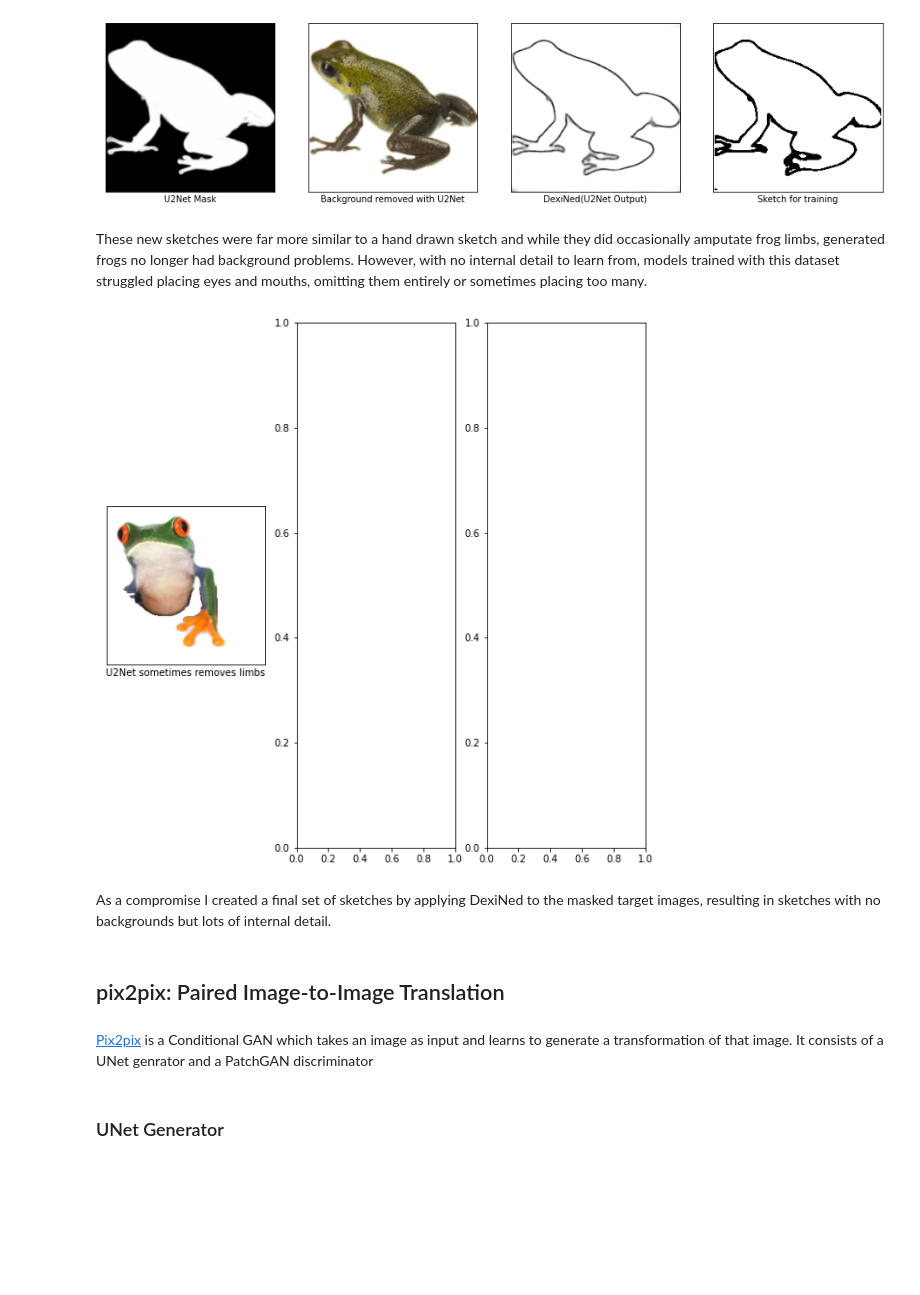
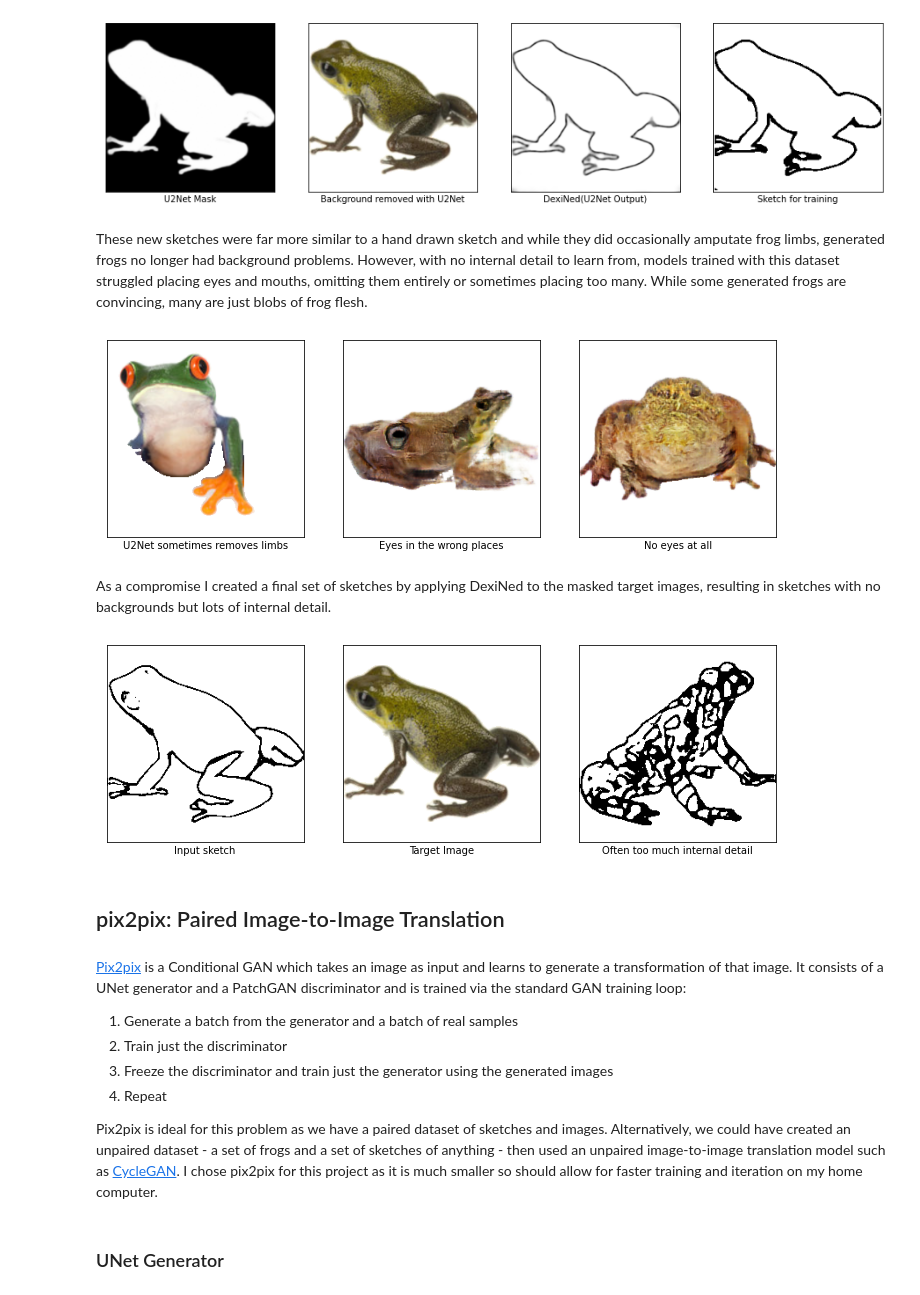
Before and after one commit to yleneb/sketch2frog, a Jupyter notebook: sketch2frog/reports/Report.ipynb, the cells around one changed output. Cells and saved outputs as stored; diff of their text form; code cells hidden in the pictures; blank space fills up the shorter version.

```diff
--- a/sketch2frog/reports/Report.ipynb
+++ b/sketch2frog/reports/Report.ipynb
@@ -79,12 +76,12 @@ plt.close()
 # %% [output]
 [figure]
 # %% [markdown]
-These new sketches were far more similar to a hand drawn sketch and while they did occasionally amputate frog limbs, generated frogs no longer had background problems. However, with no internal detail to learn from, models trained with this dataset struggled placing eyes and mouths, omitting them entirely or sometimes placing too many.
+These new sketches were far more similar to a hand drawn sketch and while they did occasionally amputate frog limbs, generated frogs no longer had background problems. However, with no internal detail to learn from, models trained with this dataset struggled placing eyes and mouths, omitting them entirely or sometimes placing too many. While some generated frogs are convincing, many are just blobs of frog flesh.
 # %%
-fpaths = ['figures/lost legs.png',]
-captions = ['U2Net sometimes removes limbs','No eyes','Too many eyes']
+fpaths = ['figures/lost legs.png','figures/eyes-in-wrong-places.png','figures/frog-with-no-eyes.png']
+captions = ['U2Net sometimes removes limbs','Eyes in the wrong places','No eyes at all']
 
-fig, axs = plt.subplots(nrows=1, ncols=len(captions), figsize=(10,10))
+fig, axs = plt.subplots(nrows=1, ncols=len(captions), figsize=(SIZE*len(captions),SIZE))
 for ax, fpath, caption in zip(axs, fpaths, captions):
     ax.imshow(plt.imread(fpath), cmap='gray')
     ax.set_xlabel(caption)
@@ -94,25 +91,34 @@ fig.patch.set_facecolor('white')
 plt.show()
 plt.close()
 # %% [output]
-[figure, old version]
+[figure, new version]
 # %% [markdown]
 As a compromise I created a final set of sketches by applying DexiNed to the masked target images, resulting in sketches with no backgrounds but lots of internal detail.
 # %%
-fpaths = ['figures/lost legs.png',]
-captions = ['U2Net sometimes removes limbs','No eyes','Too many eyes']
+fpaths = ['figures/frog-8/sketch.png','figures/frog-8/unet masked.png','figures/frog-439/sketch.png']
+captions = ['Input sketch','Target Image','Often too much internal detail']
 
-fig, axs = plt.subplots(nrows=1, ncols=len(captions), figsize=(10,10))
+fig, axs = plt.subplots(nrows=1, ncols=len(captions), figsize=(SIZE*len(captions),SIZE))
 for ax, fpath, caption in zip(axs, fpaths, captions):
     ax.imshow(plt.imread(fpath), cmap='gray')
     ax.set_xlabel(caption)
     ax.set(xticks=[], yticks=[])
 
 fig.patch.set_facecolor('white')
 plt.show()
 plt.close()
+# %% [output]
+[figure, added]
 # %% [markdown]
 ## pix2pix: Paired Image-to-Image Translation
-# %% [markdown]
-[Pix2pix](https://phillipi.github.io/pix2pix/) is a Conditional GAN which takes an image as input and learns to generate a transformation of that image. It consists of a UNet genrator and a PatchGAN discriminator
+# %% [markdown]
+[Pix2pix](https://phillipi.github.io/pix2pix/) is a Conditional GAN which takes an image as input and learns to generate a transformation of that image. It consists of a UNet generator and a PatchGAN discriminator and is trained via the standard GAN training loop:
+
+1. Generate a batch from the generator and a batch of real samples
+2. Train just the discriminator
+3. Freeze the discriminator and train just the generator using the generated images
+4. Repeat
+
+Pix2pix is ideal for this problem as we have a paired dataset of sketches and images. Alternatively, we could have created an unpaired dataset - a set of frogs and a set of sketches of anything - then used an unpaired image-to-image translation model such as [CycleGAN](https://junyanz.github.io/CycleGAN/). I chose pix2pix for this project as it is much smaller so should allow for faster training and iteration on my home computer.
 # %% [markdown]
 ### UNet Generator
```
Also changed, not shown: parts of 35 cells of this notebook, 20 other files.
